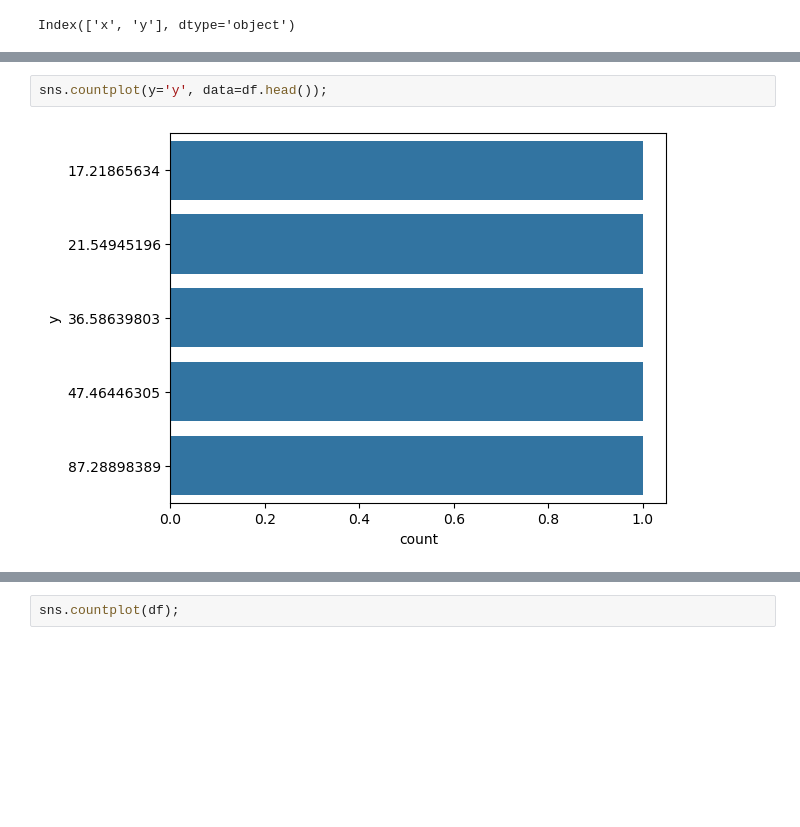
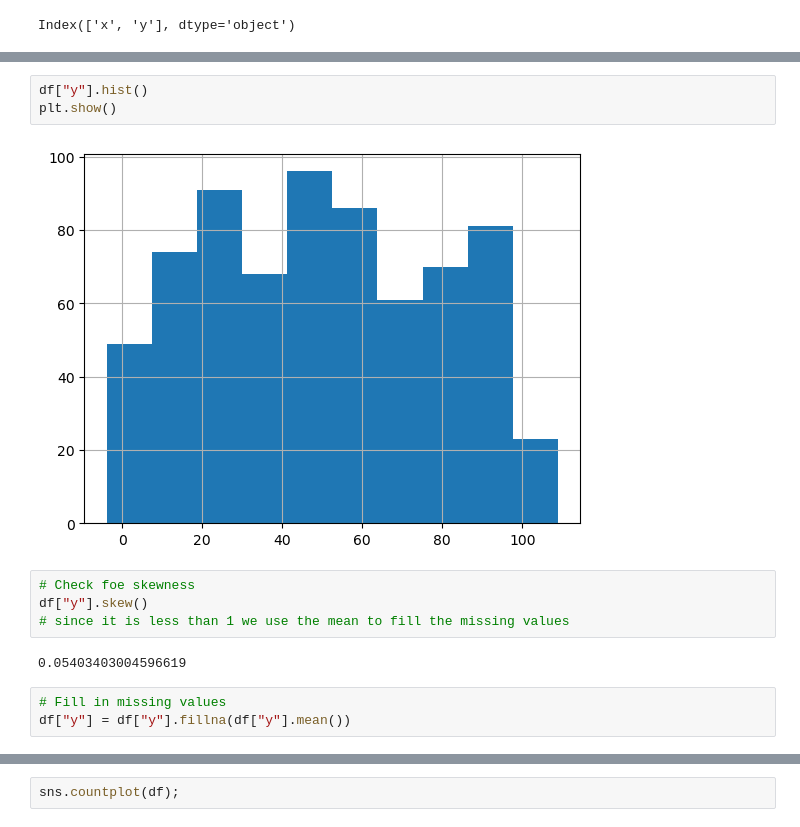
Before and after one commit to Fawazaro213/regressor-project, a Jupyter notebook: regressor-problem.ipynb, the cells around one changed output, grey strips where cells are left out. Drawn from its saved outputs; the diff is of its cells as text; blank space fills up the shorter version.

```diff
--- a/regressor-problem.ipynb
+++ b/regressor-problem.ipynb
@@ -77,4 +64,14 @@ sns.countplot(x='x', data=df.head());
-# %%
-sns.countplot(y='y', data=df.head());
-# %% [output]
-[figure, removed]
+# %%
+df["y"].hist()
+plt.show()
+# %% [output]
+[figure, added]
+# %%
+# Check foe skewness
+df["y"].skew()
+# since it is less than 1 we use the mean to fill the missing values
+# %% [output]
+0.05403403004596619
+# %%
+# Fill in missing values
+df["y"] = df["y"].fillna(df["y"].mean())
```
Also changed, not shown: parts of 51 cells of this notebook.
